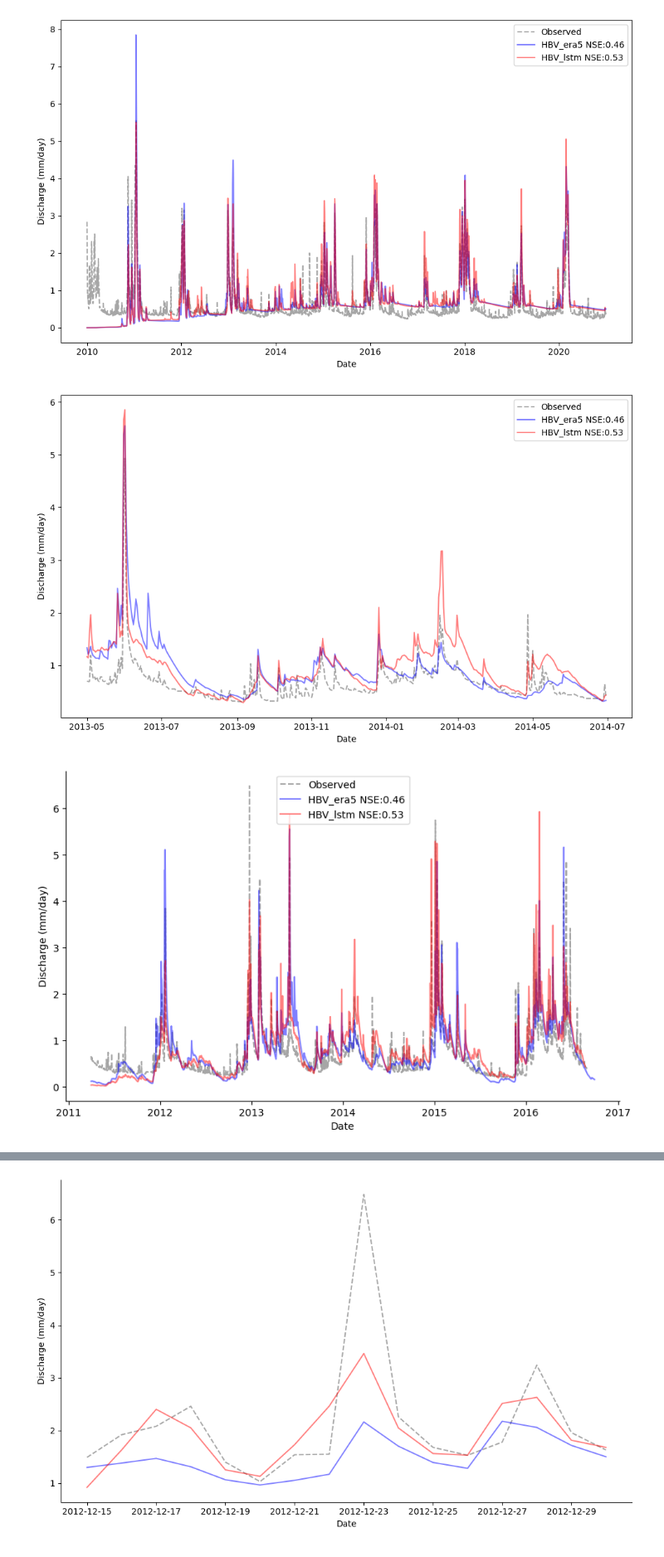
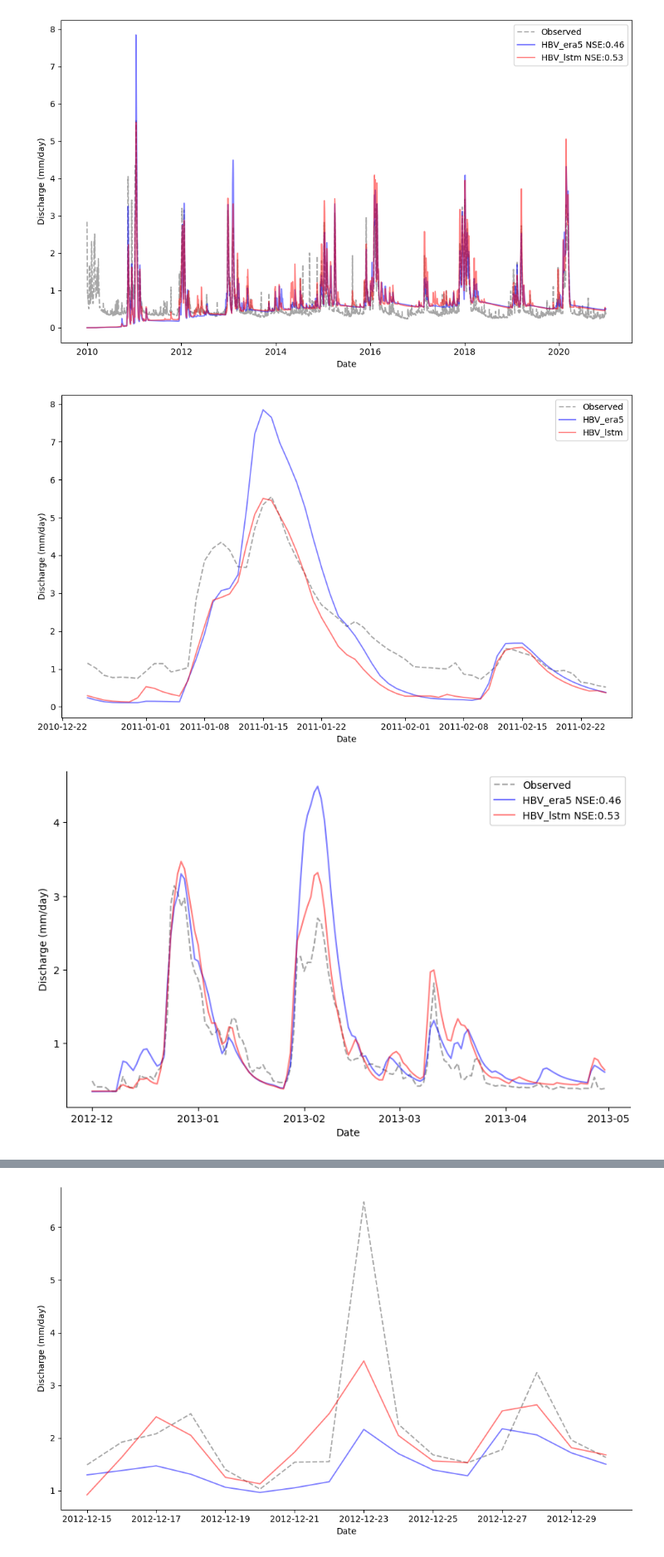
Before and after one commit to Ash-Manoj/Hy2DL_Caravan, a Jupyter notebook: Hy2DL/results/conceptual_models_CARAVAN/analysis_plots.ipynb, the cells around one changed output, grey strips where cells are left out. Shown: that part at 83% size. Cells and saved outputs as stored; diff of their text form; code cells hidden in the pictures.

Commit message:
analysis plots

```diff
--- a/Hy2DL/results/conceptual_models_CARAVAN/analysis_plots.ipynb
+++ b/Hy2DL/results/conceptual_models_CARAVAN/analysis_plots.ipynb
@@ -129,8 +129,8 @@ import pandas as pd
 import matplotlib.pyplot as plt
 
 # Set the custom date range
-start_date = '2013-05-01'
-end_date = '2014-06-30'
+start_date = '2010-12-25'
+end_date = '2011-02-25'
 
 # Convert the 'date' columns to datetime format (if not already done)
 hbv_era5['date'] = pd.to_datetime(hbv_era5['date'])
@@ -147,10 +147,10 @@ plt.figure(figsize=(10, 6))
 plt.plot(hbv_era5_filtered['date'], hbv_era5_filtered['q_obs'], label='Observed', color='grey', linestyle='dashed', alpha=0.7)
 
 # Plot q_sim for HBV_era5
-plt.plot(hbv_era5_filtered['date'], hbv_era5_filtered['q_sim'], label='HBV_era5 NSE:0.46', color='blue', alpha=0.5)
+plt.plot(hbv_era5_filtered['date'], hbv_era5_filtered['q_sim'], label='HBV_era5', color='blue', alpha=0.5)
 
 # Plot q_sim for HBV_lstm
-plt.plot(hbv_lstm_filtered['date'], hbv_lstm_filtered['q_sim'], label='HBV_lstm NSE:0.53', color='red', alpha=0.5)
+plt.plot(hbv_lstm_filtered['date'], hbv_lstm_filtered['q_sim'], label='HBV_lstm', color='red', alpha=0.5)
 
 # Customize the plot
 plt.xlabel('Date')
@@ -161,15 +161,15 @@ plt.tight_layout()
 # Show the plot
 plt.show()
 # %% [output]
-[figure, old version]
+[figure, new version]
 # %%
 import pandas as pd
 import matplotlib.pyplot as plt
 from matplotlib.patches import FancyArrowPatch
 
 # Set the custom date range
-start_date = '2011-04-01'
-end_date = '2016-09-30'
+start_date = '2012-12-01'
+end_date = '2013-04-30'
 
 # Convert the 'date' columns to datetime format (if not already done)
 hbv_era5['date'] = pd.to_datetime(hbv_era5['date'])
@@ -178,34 +178,34 @@ hbv_lstm['date'] = pd.to_datetime(hbv_lstm['date'])
 # Filter data based on the custom date range
 hbv_era5_filtered = hbv_era5[(hbv_era5['date'] >= start_date) & (hbv_era5['date'] <= end_date)]
 hbv_lstm_filtered = hbv_lstm[(hbv_lstm['date'] >= start_date) & (hbv_lstm['date'] <= end_date)]
 
 # Plotting
 plt.figure(figsize=(10, 6))
 
 # Plot q_obs for HBV_era5
 plt.plot(hbv_era5_filtered['date'], hbv_era5_filtered['q_obs'], label='Observed', color='grey', linestyle='dashed', alpha=0.7)
 
 # Plot q_sim for HBV_era5
 plt.plot(hbv_era5_filtered['date'], hbv_era5_filtered['q_sim'], label='HBV_era5 NSE:0.46', color='blue', alpha=0.5)
 
 # Plot q_sim for HBV_lstm
 plt.plot(hbv_lstm_filtered['date'], hbv_lstm_filtered['q_sim'], label='HBV_lstm NSE:0.53', color='red', alpha=0.5)
 
 
 # Customize the plot
 plt.xlabel('Date')
 plt.ylabel('Discharge (mm/day)')
-plt.legend(loc='upper center')
+plt.legend()
 
 # Remove the top and right spines (the box)
 plt.gca().spines['top'].set_visible(False)
 plt.gca().spines['right'].set_visible(False)
 
 
 # Show the plot
 
 plt.show()
 # %% [output]
-[figure, old version]
+[figure, new version]
 # %%
 # Set the custom date range
```
Also changed, not shown: parts of 4 cells of this notebook.
